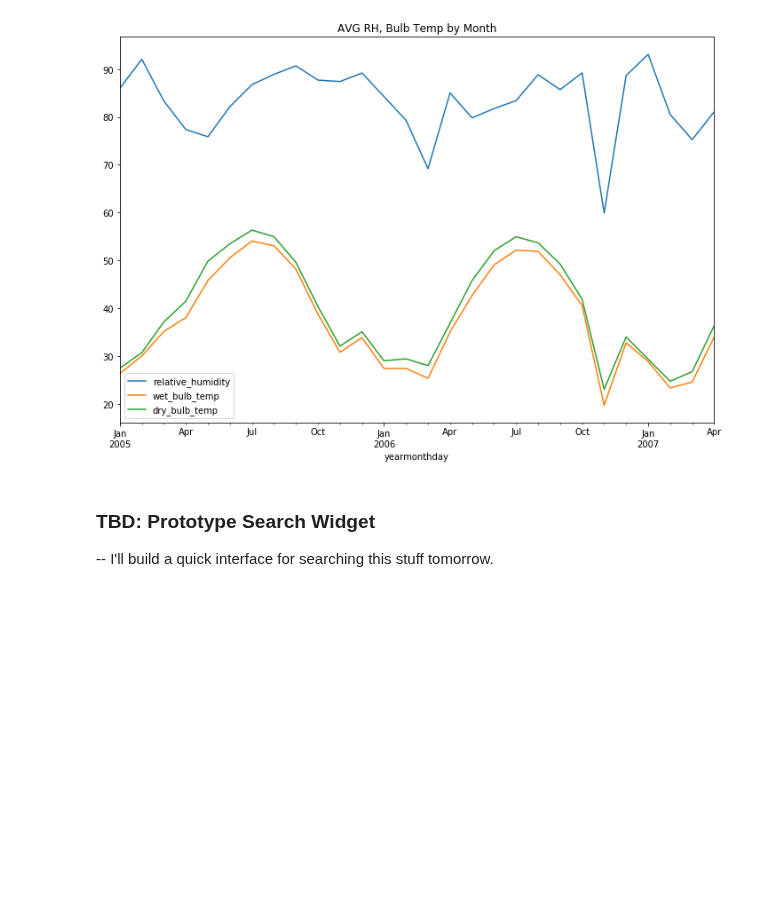
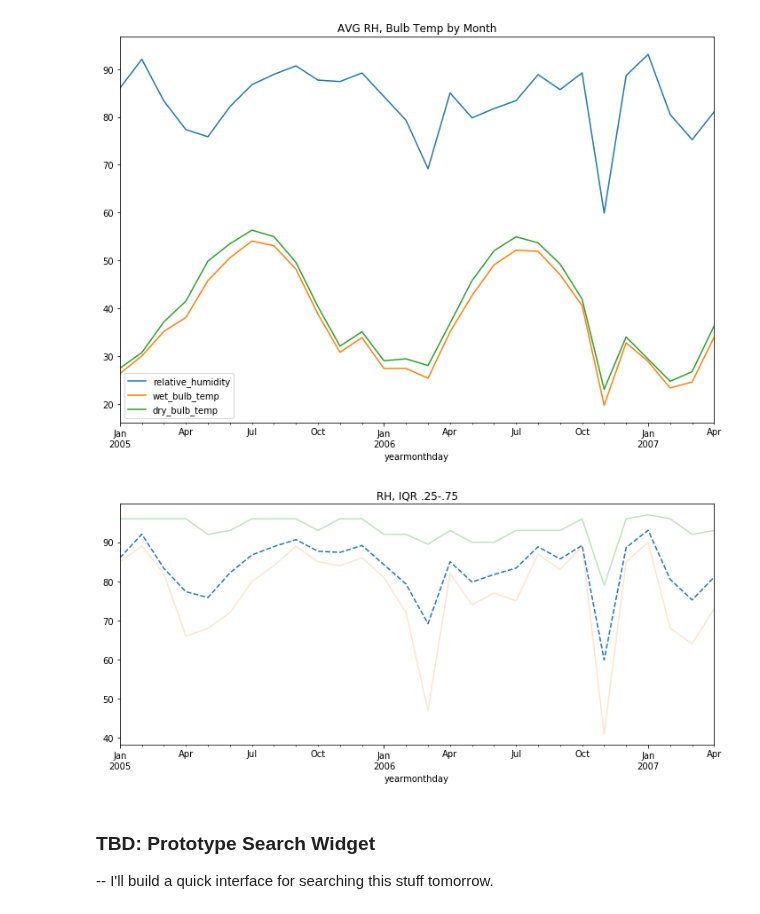
Before and after one commit to howweirdistheweather/weather_app, a Jupyter notebook: notebooks/02-dy-eda.ipynb, the cells around one changed output. Cells and saved outputs as stored; diff of their text form; code cells hidden in the pictures; blank space fills up the shorter version.

Commit message:
Added basic IQR plot for single variable

```diff
--- a/notebooks/02-dy-eda.ipynb
+++ b/notebooks/02-dy-eda.ipynb
@@ -17,7 +18,7 @@ df = pd.read_csv("../data/processed/25339_short_cleaned.csv", index_col = 0)
 ### Use Datetime as Index
 # %%
 df['yearmonthday'] = pd.to_datetime(df['yearmonthday'])
-df = df.set_index("yearmonthday")
+df.index = df['yearmonthday']
 # %% [markdown]
 ### Basic Stats
 # %%
@@ -52,3 +55,25 @@ df.resample("M")[['relative_humidity', 'wet_bulb_temp', 'dry_bulb_temp']].mean()
+# %%
+display_var = "relative_humidity"
+
+ax = df.resample("M")[display_var].mean().plot(
+    title = "RH, IQR .25-.75",
+    figsize = (12, 5),
+    linestyle = "--"
+)
+
+ax = df.resample("M")[display_var].quantile(.25).plot(
+    figsize = (12, 5),
+    linestyle = "-",
+    alpha = .2
+)
+
+ax = df.resample("M")[display_var].quantile(.75).plot(
+    figsize = (12, 5),
+    linestyle = "-",
+    alpha = .3
+)
+# %% [output]
+[figure, added]
 # %% [markdown]
 ### TBD: Prototype Search Widget
 
```
Also changed, not shown: parts of 2 cells of this notebook.
